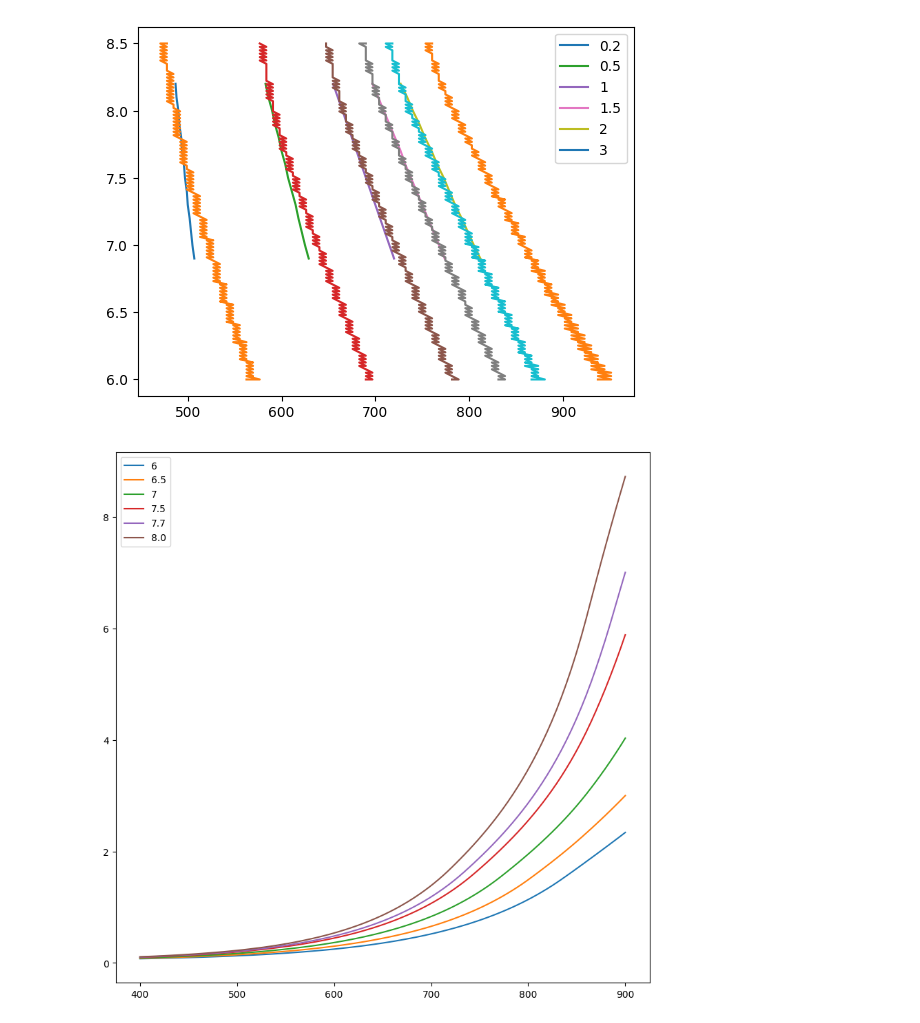
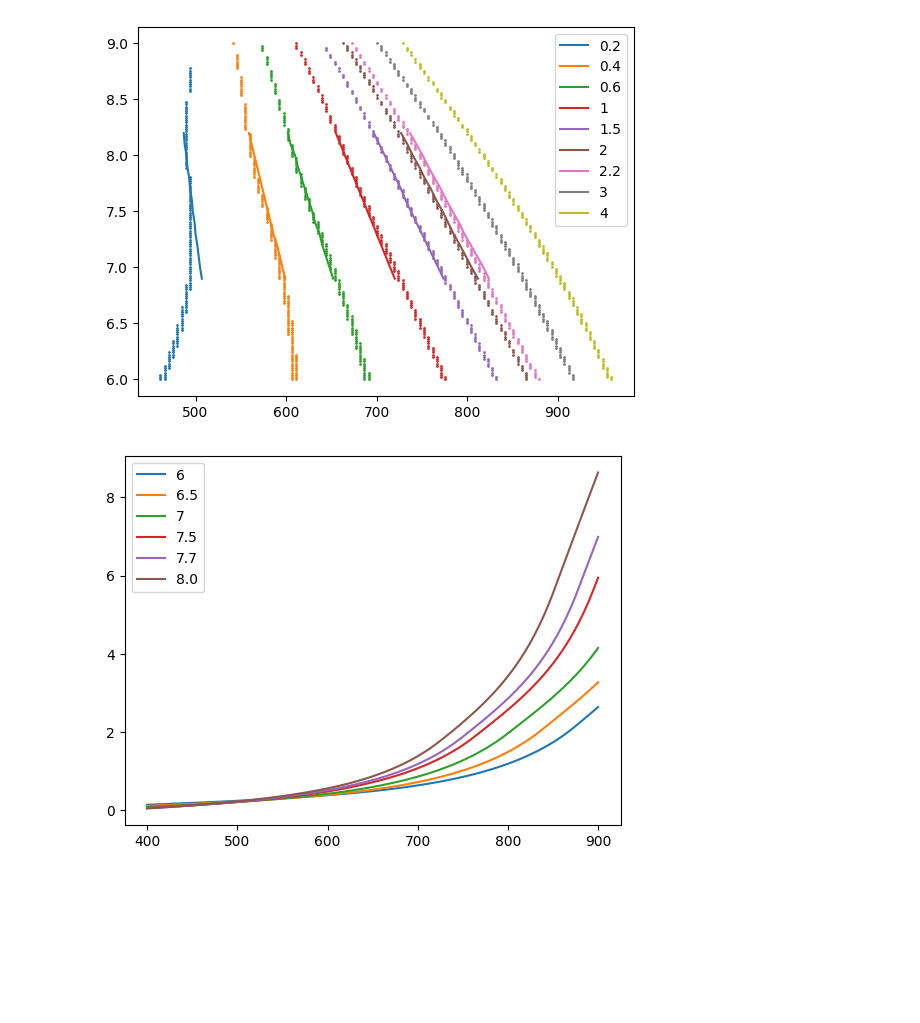
Before and after one commit to mzakharo/tubby, a Jupyter notebook: fc_model.ipynb, the cells around one changed output. Drawn from its saved outputs; the diff is of its cells as text; code cells hidden in the pictures; blank space fills up the shorter version.

```diff
--- a/fc_model.ipynb
+++ b/fc_model.ipynb
@@ -19,10 +20,13 @@ tensorflow 2.15.0
 keras 2.15.0
 # %%
 #Data from https://jenfitch.com/free-chlorine-orpmv-vs-ph-new/
-df = pd.read_csv('https://raw.githubusercontent.com/mzakharo/micropython/tubby/ports/esp32/orp.csv')
+df = pd.read_csv('orp.csv')
+labels = df['ppm CL']
+#labels = [0.2, 0.3, 0.4, 0.5, 0.6, 0.8, 1, 1.2, 1.4, 1.7, 2, 2.2, 2.5]
+#df= df[df['ppm CL'].isin(labels)]
+print(df)
 df_orig = df.copy()
-print(df)
-labels = df_orig.pop('ppm CL')
+df_orig.pop('ppm CL')
 
 vs = []
 for column in df_orig:
@@ -53,8 +57,6 @@ print(dataset_orig)
 # %%
 models = {}
 for ph in df_orig.columns:
-    if ph == 'ppm CL':
-        continue
     xdata =df[str(ph)].to_numpy()
     ydata = df['ppm CL'].to_numpy()
     lmodel = lmfit.models.ExponentialModel()
@@ -62,8 +64,8 @@ for ph in df_orig.columns:
     fit = lmodel.fit(ydata, params, x=xdata)
     models[str(ph)] = fit
     #print(fit.fit_report())
-    plt.figure()
-    fit.plot_fit(title=str(ph))
+    #plt.figure()
+    #fit.plot_fit(title=str(ph))
     #fit.eval(x=p0)
 models.keys()
 # %% [output]
@@ -215,7 +223,7 @@ x = x.assign(ph=ph)
 #x.loc[len(df.index)] = [p0, models[str(ph)].eval(x=p0), ph]
 
 x['pred'] = model.predict(x[[str(ph), 'ph']], verbose=0)
-x['rasp'] = rasppool_predict(x[[str(ph), 'ph']])
+#x['rasp'] = rasppool_predict(x[[str(ph), 'ph']])
 
 x.plot(x=str(ph), y=["ppm CL", "pred" ]);
 # %% [output]
@@ -249,7 +257,7 @@ output:  1.3527052 3.043586790561676
 # %%
 
-phs = np.linspace(60, 85, 100) / 10
-orps = np.linspace(400, 1100, 100 )
+phs = np.linspace(60, 90, 150) / 10
+orps = np.linspace(400, 1100, 150 )
 vals0 =  pd.DataFrame()
 for ph in phs:
     val = np.array([ph] * len(orps))
@@ -258,24 +266,27 @@ for ph in phs:
     d['ppm'] = model.predict(x, verbose=False)
     vals0 = pd.concat((vals0, d))
 # %%
-ppms = [0.2, 0.5, 1, 1.5, 2, 3]
+ppms = df['ppm CL']
+
+#ppms = [2, 2.2, 2.5]
+
+ppms = [0.2, 0.4, 0.6, 1, 1.5, 2, 2.2, 3, 4]
 plt.figure()
 for ppm in ppms:
     data =dataset_orig.loc[dataset_orig['fc'] == ppm]
     plt.plot(data[['orp']], data[[ 'ph']], label=str(ppm))
-    predictions = vals0[vals0['ppm'].between(ppm*0.95, ppm*1.05)]
-    plt.plot(predictions['orp'], predictions['ph'])
+    predictions = vals0[vals0['ppm'].between(ppm*0.98, ppm*1.02)]
+    plt.scatter(predictions['orp'], predictions['ph'], s=1)
 plt.legend(loc="upper right")
 plt.show()
 # %% [output]
-[figure, old version]
+[figure, new version]
 # %%
-plt.figure(figsize=(10,10))
 for key in [6, 6.5, 7, 7.5, 7.7, 8.0]:
     ph = np.array([key] * len(sample_xs))
     x = np.array(list(zip(sample_xs,ph)))
     plt.plot(sample_xs, model.predict(x, verbose=False), label=key)
 plt.legend()
 plt.show()
 # %% [output]
-[figure, old version]
+[figure, new version]
```
Also changed, not shown: parts of 11 cells of this notebook, 4 other files.
